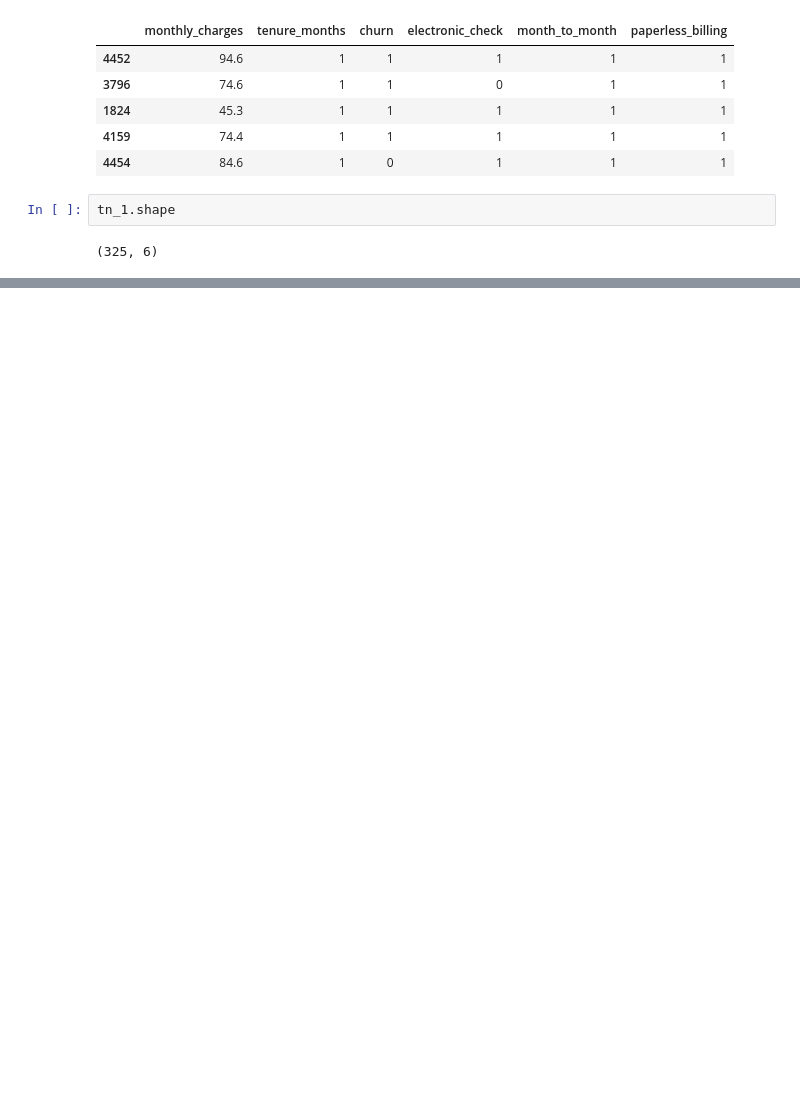
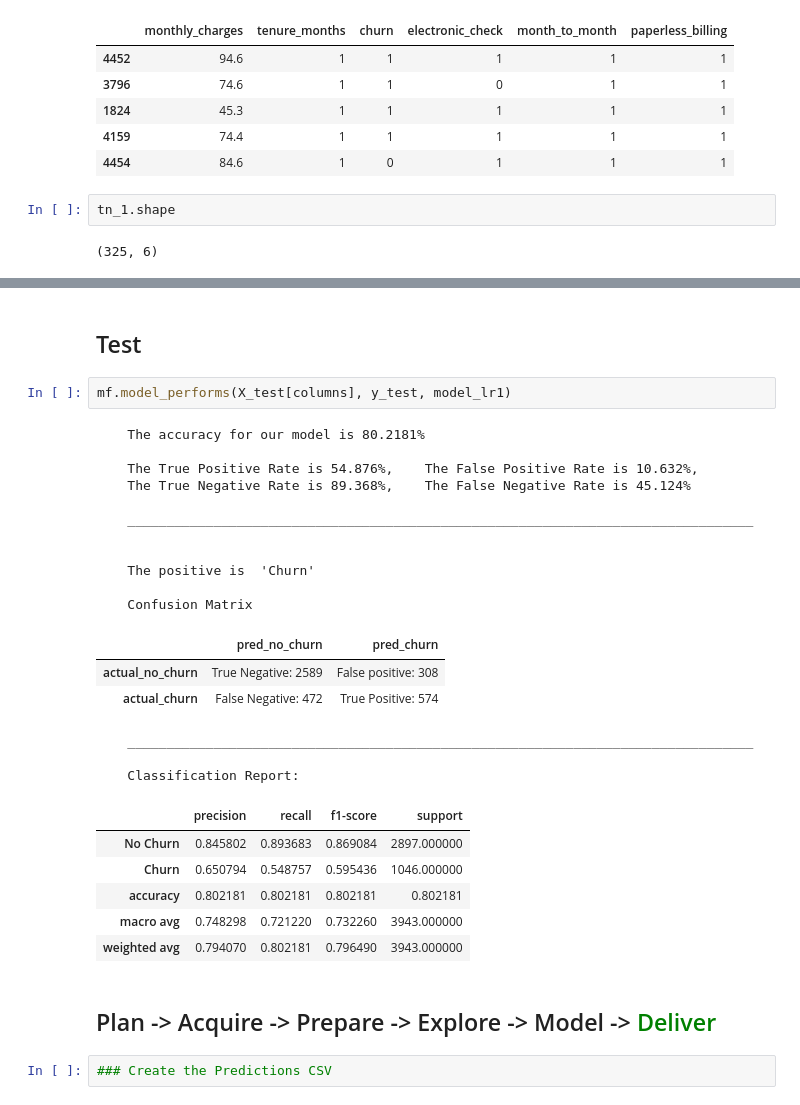
Before and after one commit to cindyvillanuevads/telco_classification_project, a Jupyter notebook: final_notebook_project.ipynb, the cells around one changed output, grey strips where cells are left out. Cells and saved outputs as stored; diff of their text form; blank space fills up the shorter version.

```diff
--- a/final_notebook_project.ipynb
+++ b/final_notebook_project.ipynb
@@ -340,0 +637,32 @@ dtype: float64
+# %% [markdown]
+## Test
+# %%
+mf.model_performs(X_test[columns], y_test, model_lr1)
+# %% [output]
+    The accuracy for our model is 80.2181%
+
+    The True Positive Rate is 54.876%,    The False Positive Rate is 10.632%,
+    The True Negative Rate is 89.368%,    The False Negative Rate is 45.124%
+
+    ________________________________________________________________________________
+
+
+    The positive is  'Churn'
+
+    Confusion Matrix
+|  | pred_no_churn | pred_churn |
+| actual_no_churn | True Negative: 2589 | False positive: 308 |
+| actual_churn | False Negative: 472 | True Positive: 574 |
+    ________________________________________________________________________________
+
+    Classification Report:
+|  | precision | recall | f1-score | support |
+| No Churn | 0.845802 | 0.893683 | 0.869084 | 2897.000000 |
+| Churn | 0.650794 | 0.548757 | 0.595436 | 1046.000000 |
+| accuracy | 0.802181 | 0.802181 | 0.802181 | 0.802181 |
+| macro avg | 0.748298 | 0.721220 | 0.732260 | 3943.000000 |
+| weighted avg | 0.794070 | 0.802181 | 0.796490 | 3943.000000 |
+# %% [markdown]
+## Plan -> Acquire -> Prepare  -> Explore -> Model -> <font color=green>Deliver
+# %%
+### Create the Predictions CSV
```
Also changed, not shown: parts of 44 cells of this notebook.
